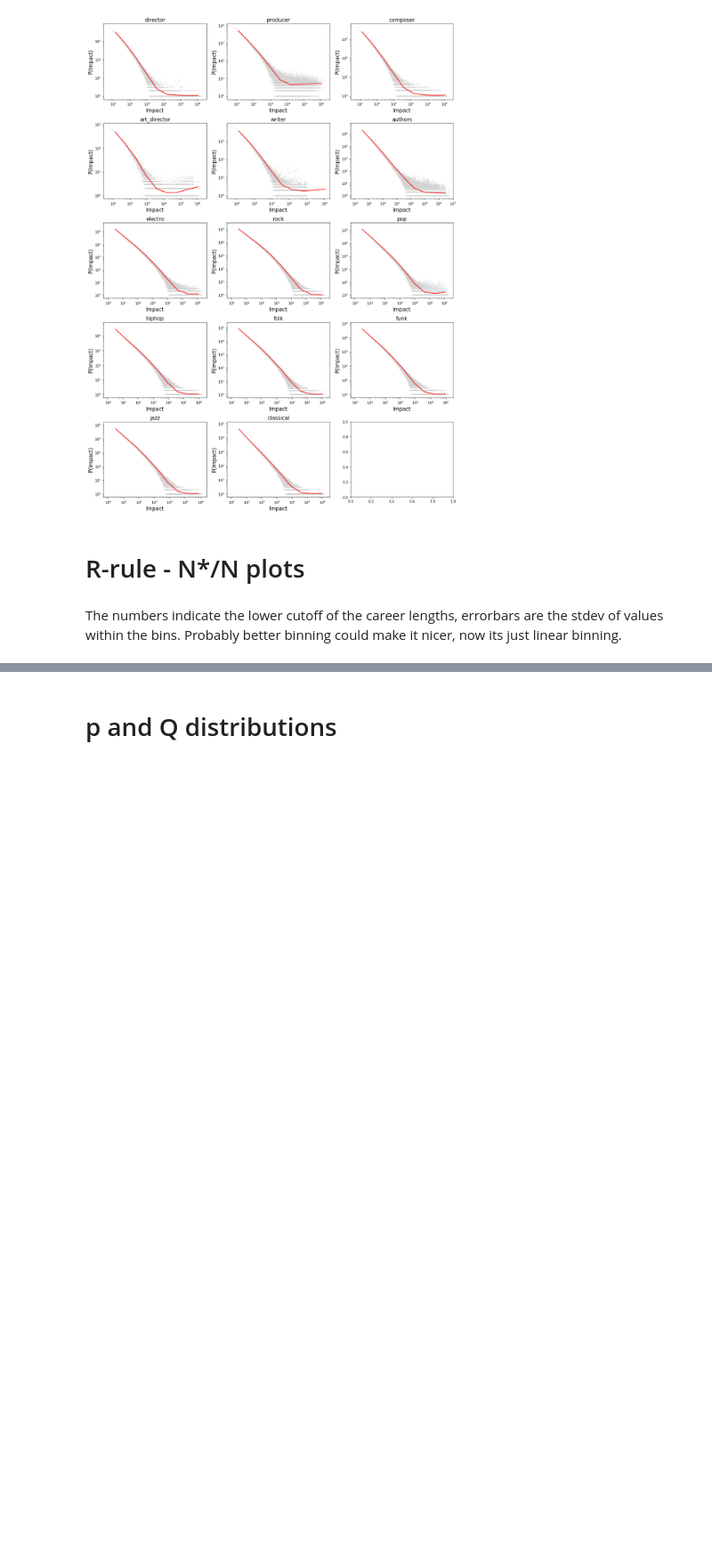
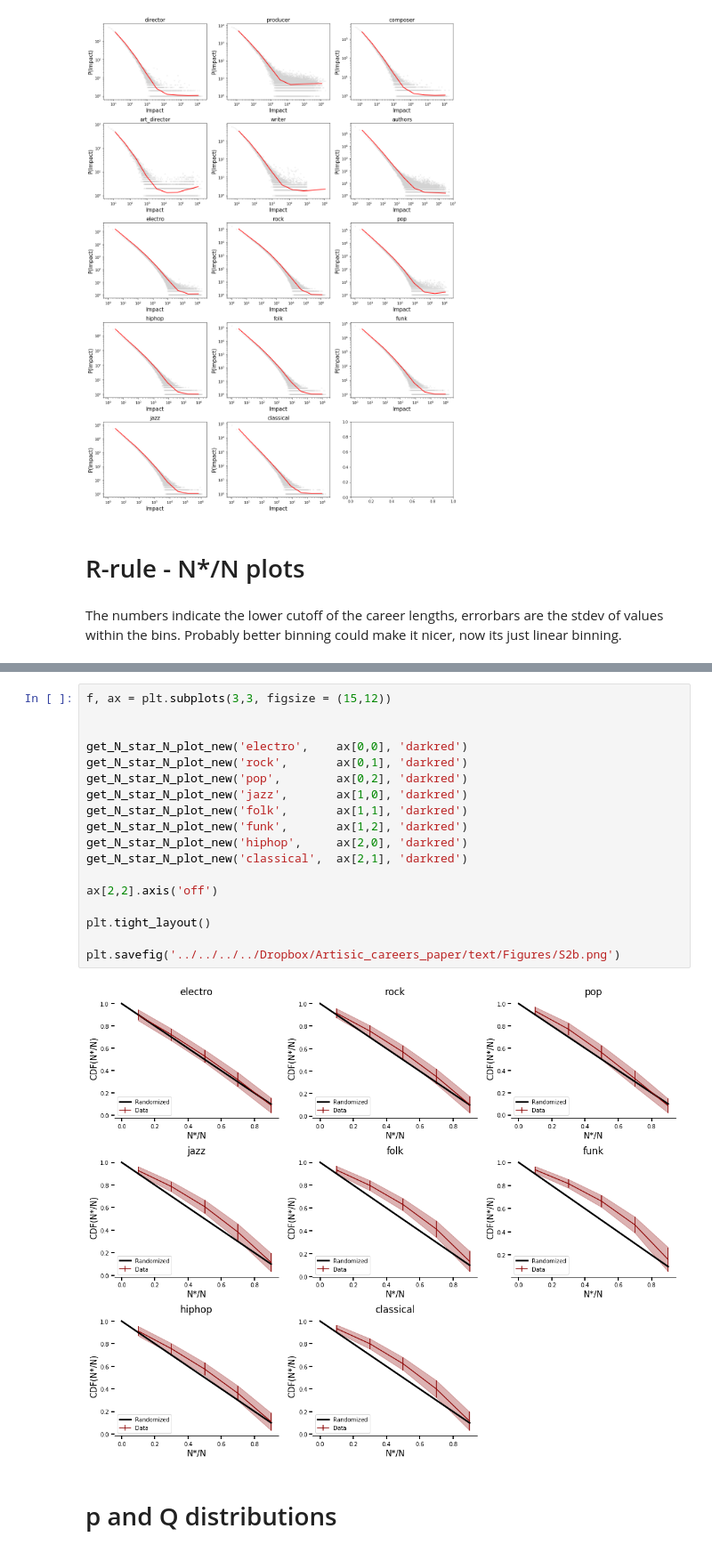
Before and after one commit to milanjanosov/success_engine, a Jupyter notebook: QMODELNEW/FinalPlots.ipynb, the cells around one changed output, grey strips where cells are left out. Shown at 89% size. Cells and saved outputs as stored; diff of their text form; blank space fills up the shorter version.

```diff
--- a/QMODELNEW/FinalPlots.ipynb
+++ b/QMODELNEW/FinalPlots.ipynb
@@ -201,2 +135,22 @@ plt.tight_layout()
+# %%
+f, ax = plt.subplots(3,3, figsize = (15,12))
+
+
+get_N_star_N_plot_new('electro',    ax[0,0], 'darkred')
+get_N_star_N_plot_new('rock',       ax[0,1], 'darkred')
+get_N_star_N_plot_new('pop',        ax[0,2], 'darkred')
+get_N_star_N_plot_new('jazz',       ax[1,0], 'darkred')
+get_N_star_N_plot_new('folk',       ax[1,1], 'darkred')
+get_N_star_N_plot_new('funk',       ax[1,2], 'darkred')
+get_N_star_N_plot_new('hiphop',     ax[2,0], 'darkred')
+get_N_star_N_plot_new('classical',  ax[2,1], 'darkred')
+
+ax[2,2].axis('off')
+
+plt.tight_layout()
+
+plt.savefig('../../../../Dropbox/Artisic_careers_paper/text/Figures/S2b.png')
+# %% [output]
+[figure, added]
 # %% [markdown]
 # p and Q distributions
```
Also changed, not shown: parts of 7 cells of this notebook.
